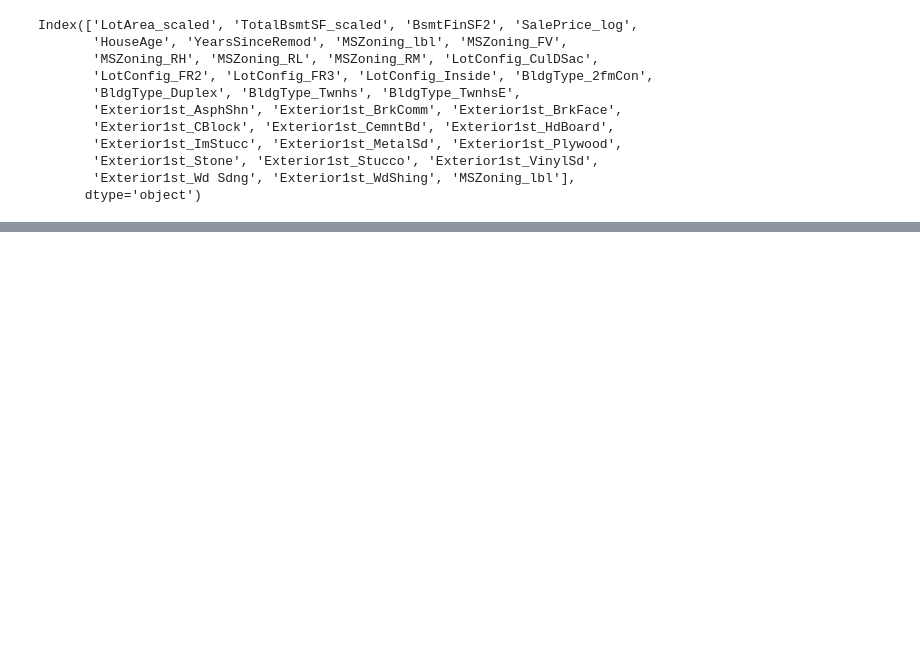
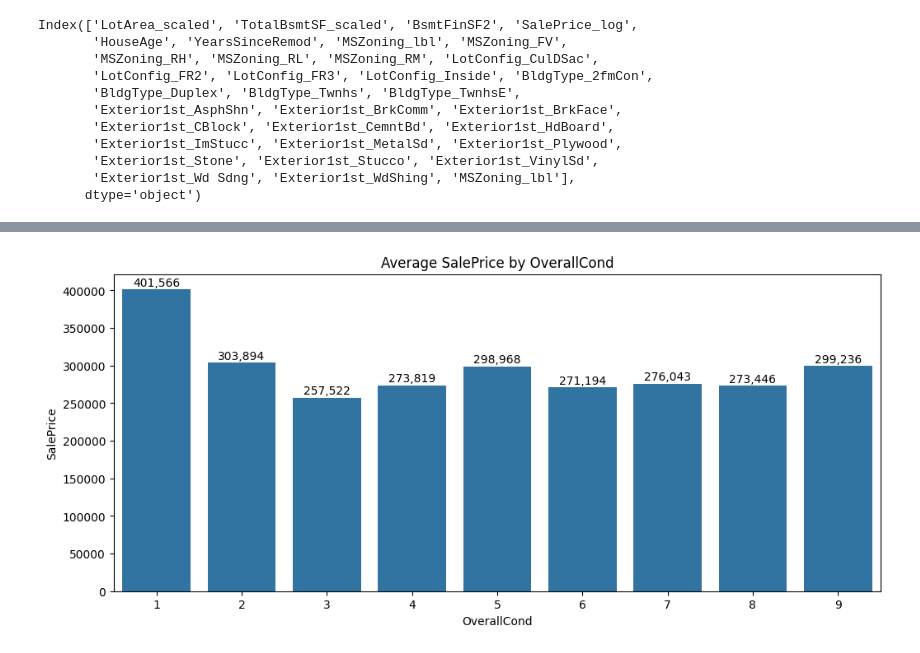
Before and after one commit to SachinGunjal001/House-Price-Prediction-Python-Analysis, a Jupyter notebook: HousePricePyAnalysis.ipynb, the cells around one changed output, grey strips where cells are left out. Cells and saved outputs as stored; diff of their text form; code cells hidden in the pictures; blank space fills up the shorter version.

```diff
--- a/HousePricePyAnalysis.ipynb
+++ b/HousePricePyAnalysis.ipynb
@@ -754,0 +858,17 @@ Index(['LotArea_scaled', 'TotalBsmtSF_scaled', 'BsmtFinSF2', 'SalePrice_log',
+# %%
+plt.figure(figsize=(12,5))
+ax = sns.barplot(data=Data_BA, x='OverallCond', y='SalePrice', errorbar=None)
+
+for p in ax.patches:
+    height = p.get_height()
+    ax.text(p.get_x() + p.get_width()/2,
+            height + 1000,
+            f'{int(height):,}',
+            ha='center', va='bottom', fontsize=10)
+
+plt.xlabel("OverallCond")
+plt.ylabel("SalePrice")
+plt.title("Average SalePrice by OverallCond")
+plt.show()
+# %% [output]
+[figure, added]
```
Also changed, not shown: parts of 30 cells of this notebook.
